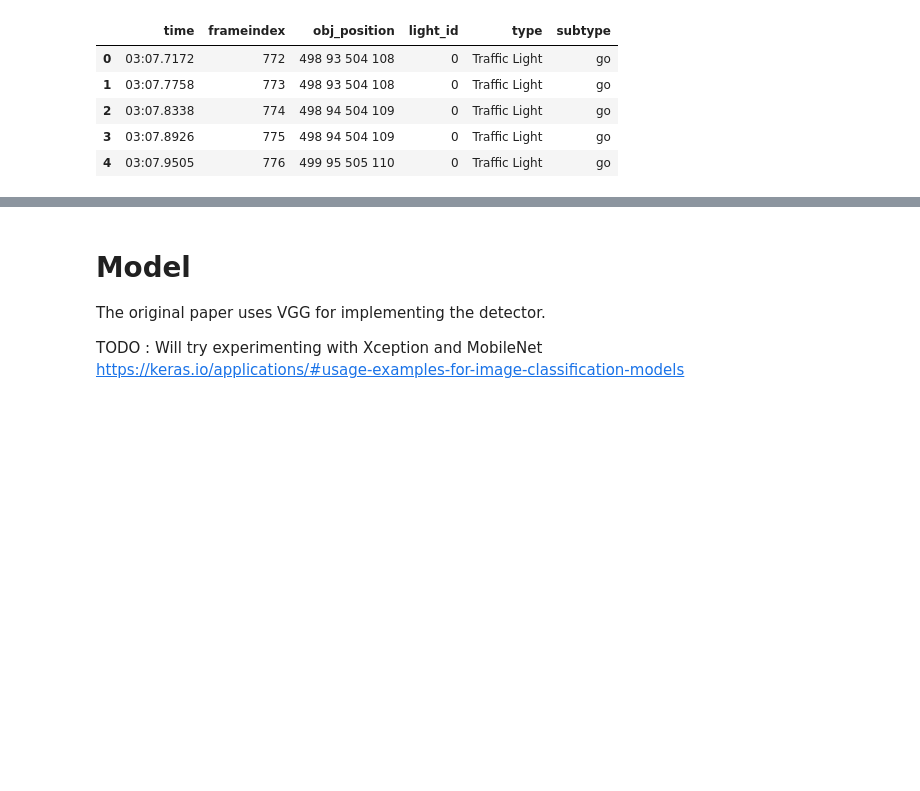
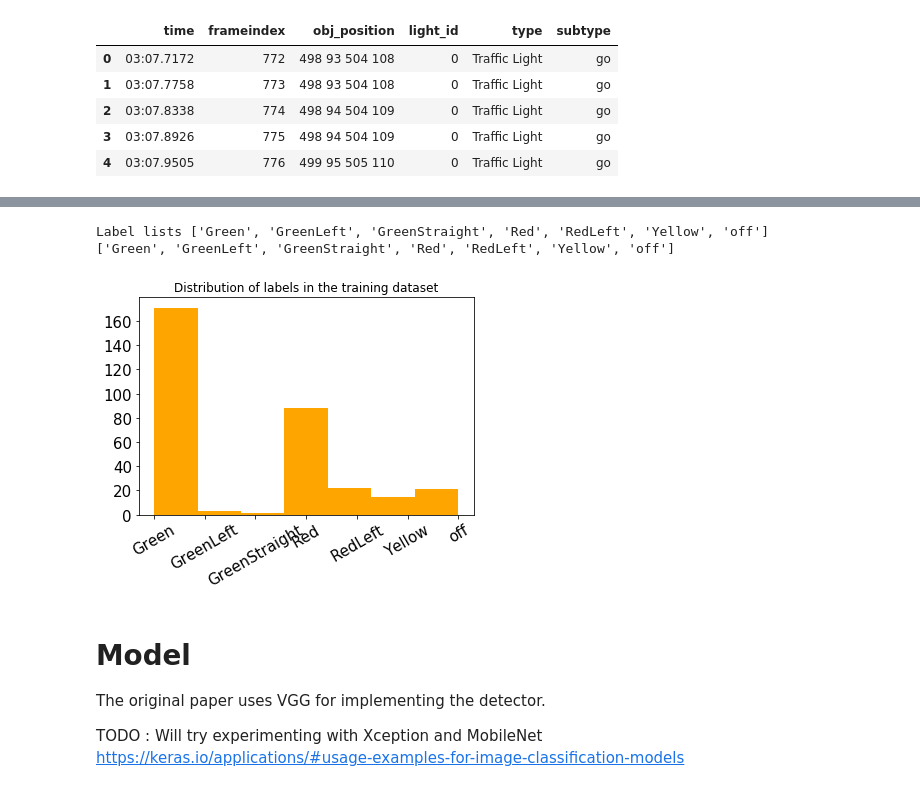
Before and after one commit to rdjondo/SimplisticSSD, a Jupyter notebook: MySSD_experiment.ipynb, the cells around one changed output, grey strips where cells are left out. Saved outputs shown, nothing was run; the diff lists cells and outputs as text; code cells hidden in the pictures; blank space fills up the shorter version.

```diff
--- a/MySSD_experiment.ipynb
+++ b/MySSD_experiment.ipynb
@@ -113,3 +157,37 @@ plt.show()
+# %%
+# Exploring distribution of labels in dataset
+
+light_label_list = list()
+
+for image_data in image_db:
+    for box in image_data['boxes']:
+        light_label_list.append(box['label'])
+
+#What is the distribution of the data in the training file (per label)
+
+from sklearn import preprocessing
+le = preprocessing.LabelEncoder()
+le.fit(light_label_list)
+y = le.transform(light_label_list)
+labels = le.classes_
+print('Label lists', list(labels))
+
+hist_xticks = [ '{}'.format(l) for l in labels.tolist() ]
+print(hist_xticks)
+
+#fig = plt.figure(figsize=(6,8))
+ax = plt.subplot() # Defines ax variable by creating an empty plot
+for label in (ax.get_xticklabels() + ax.get_yticklabels()):
+    label.set_fontsize(15) # Size here overrides font_prop
+
+plt.hist(y, bins=len(labels), color='orange')
+plt.xticks( np.arange(len(labels)), hist_xticks,  rotation=30)
+plt.title('Distribution of labels in the training dataset')
+plt.show()
+# %% [output]
+Label lists ['Green', 'GreenLeft', 'GreenStraight', 'Red', 'RedLeft', 'Yellow', 'off']
+['Green', 'GreenLeft', 'GreenStraight', 'Red', 'RedLeft', 'Yellow', 'off']
+[figure, added]
 # %% [markdown]
 # Model
 The original paper uses VGG for implementing the detector.
```
Also changed, not shown: parts of 5 cells of this notebook.
